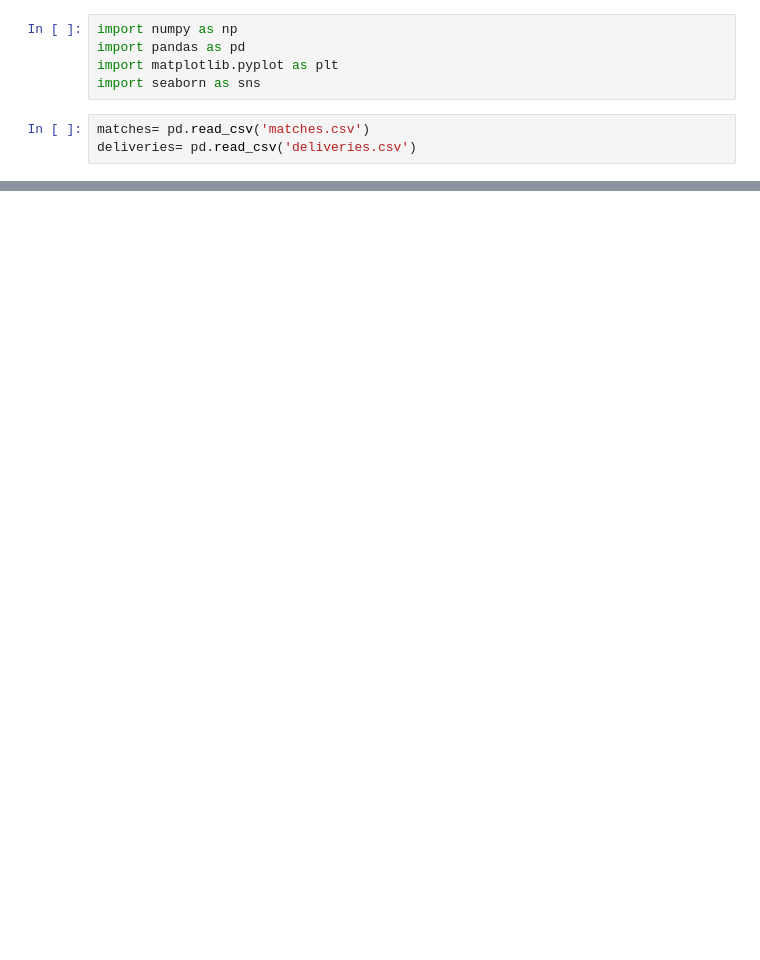
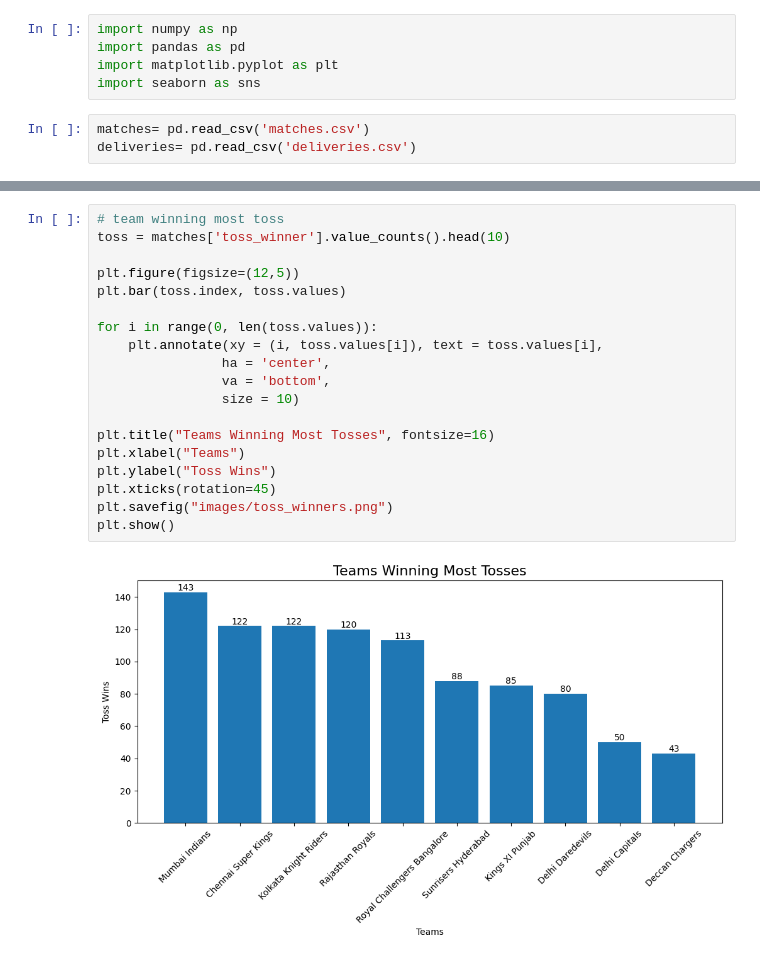
Before and after one commit to Gauravsingh958/Data-Analysis-Projects, a Jupyter notebook: IPL-Data-Analysis/ipl_analysis.ipynb, the cells around one changed output, grey strips where cells are left out. Drawn from its saved outputs; the diff is of its cells as text; blank space fills up the shorter version.

```diff
--- a/IPL-Data-Analysis/ipl_analysis.ipynb
+++ b/IPL-Data-Analysis/ipl_analysis.ipynb
@@ -26,0 +281,21 @@ deliveries.head()
+# %%
+# team winning most toss
+toss = matches['toss_winner'].value_counts().head(10)
+
+plt.figure(figsize=(12,5))
+plt.bar(toss.index, toss.values)
+
+for i in range(0, len(toss.values)):
+    plt.annotate(xy = (i, toss.values[i]), text = toss.values[i],
+                ha = 'center',
+                va = 'bottom',
+                size = 10)
+
+plt.title("Teams Winning Most Tosses", fontsize=16)
+plt.xlabel("Teams")
+plt.ylabel("Toss Wins")
+plt.xticks(rotation=45)
+plt.savefig("images/toss_winners.png")
+plt.show()
+# %% [output]
+[figure, added]
```
Also changed, not shown: parts of 28 cells of this notebook, 5 other files.
